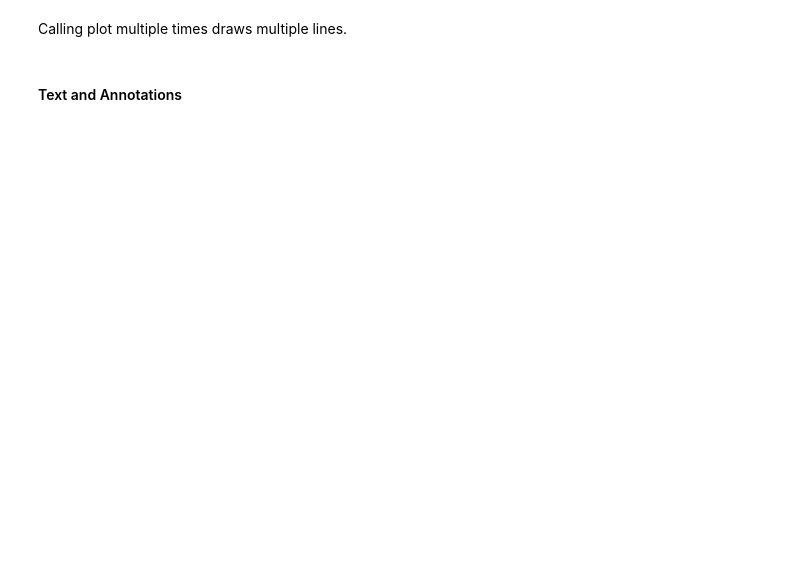
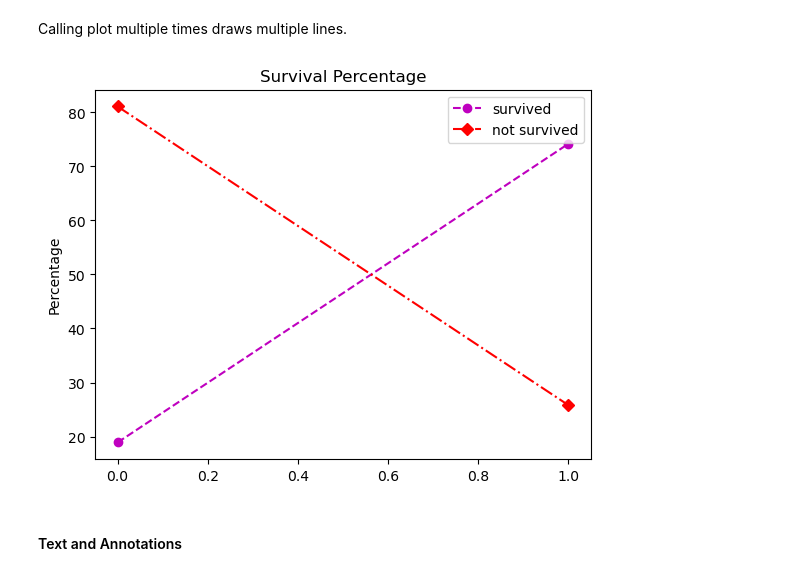
Before and after one commit to 0xC000005/APS360, a Jupyter notebook: Tutorials/Tutorial 0/Tut_0_Python_and_Libraries.ipynb, the cells around one changed output. Saved outputs shown, nothing was run; the diff lists cells and outputs as text; code cells hidden in the pictures; blank space fills up the shorter version.

```diff
--- a/Tutorials/Tutorial 0/Tut_0_Python_and_Libraries.ipynb
+++ b/Tutorials/Tutorial 0/Tut_0_Python_and_Libraries.ipynb
@@ -719,13 +749,21 @@ Calling plot multiple times draws multiple lines.
 # %%
 # we can plot percentages of those that survived with overlapping percentages
 # of those that did not survive
 survived_percent = [male_survived, female_survived]
 n_survived_percent = [100 - male_survived, 100 - female_survived]
 
 plt.plot(survived_percent, 'm--o')
 plt.plot(n_survived_percent, 'r-.D')
 
+# Add title and legend
+plt.title('Survival Percentage')
+plt.ylabel('Percentage')
+plt.xlabel('')
+plt.legend(['survived', 'not survived'])
+
 plt.show()
+# %% [output]
+[figure, added]
 # %% [markdown]
 #### Text and Annotations
 # %%
```
Also changed, not shown: parts of 57 cells of this notebook, 4 other files.
